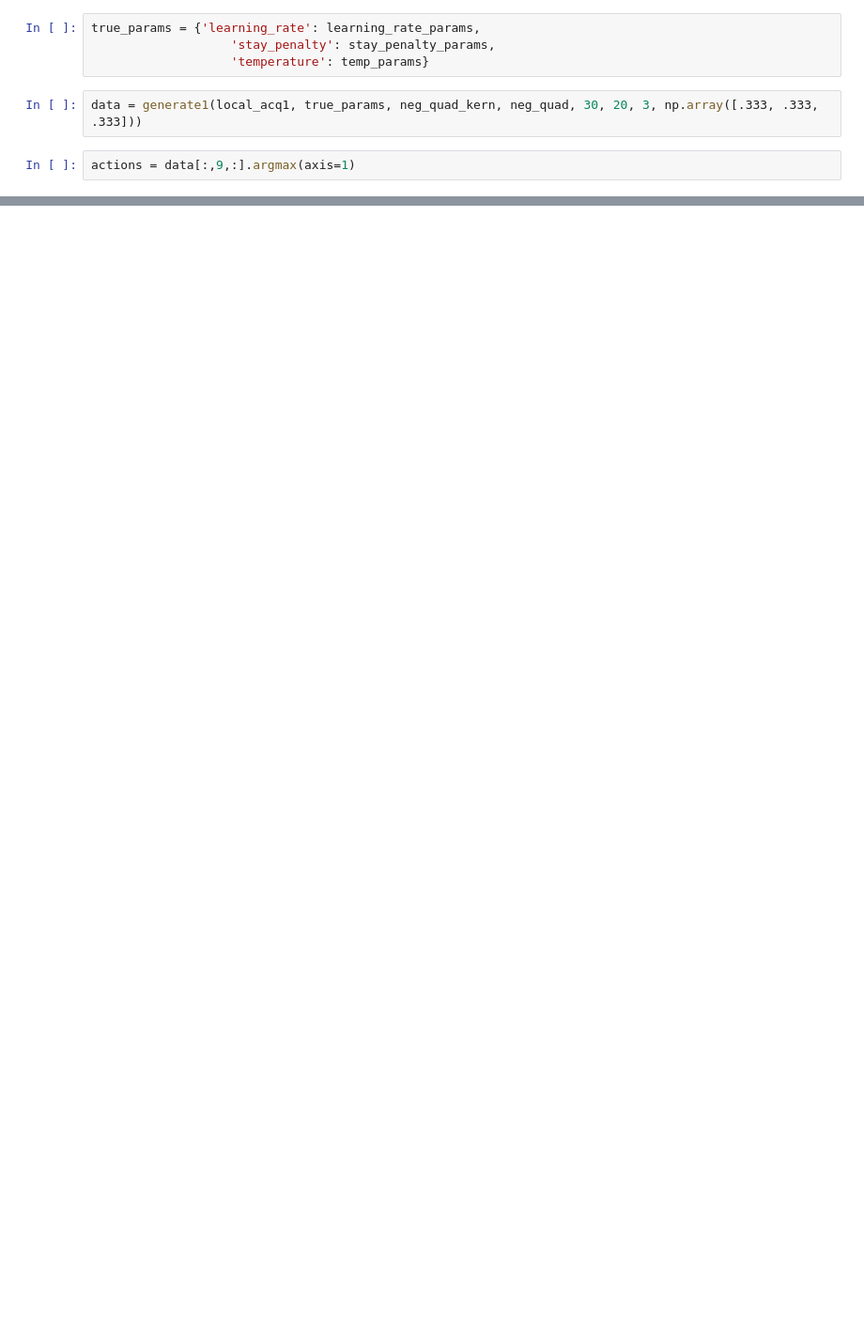
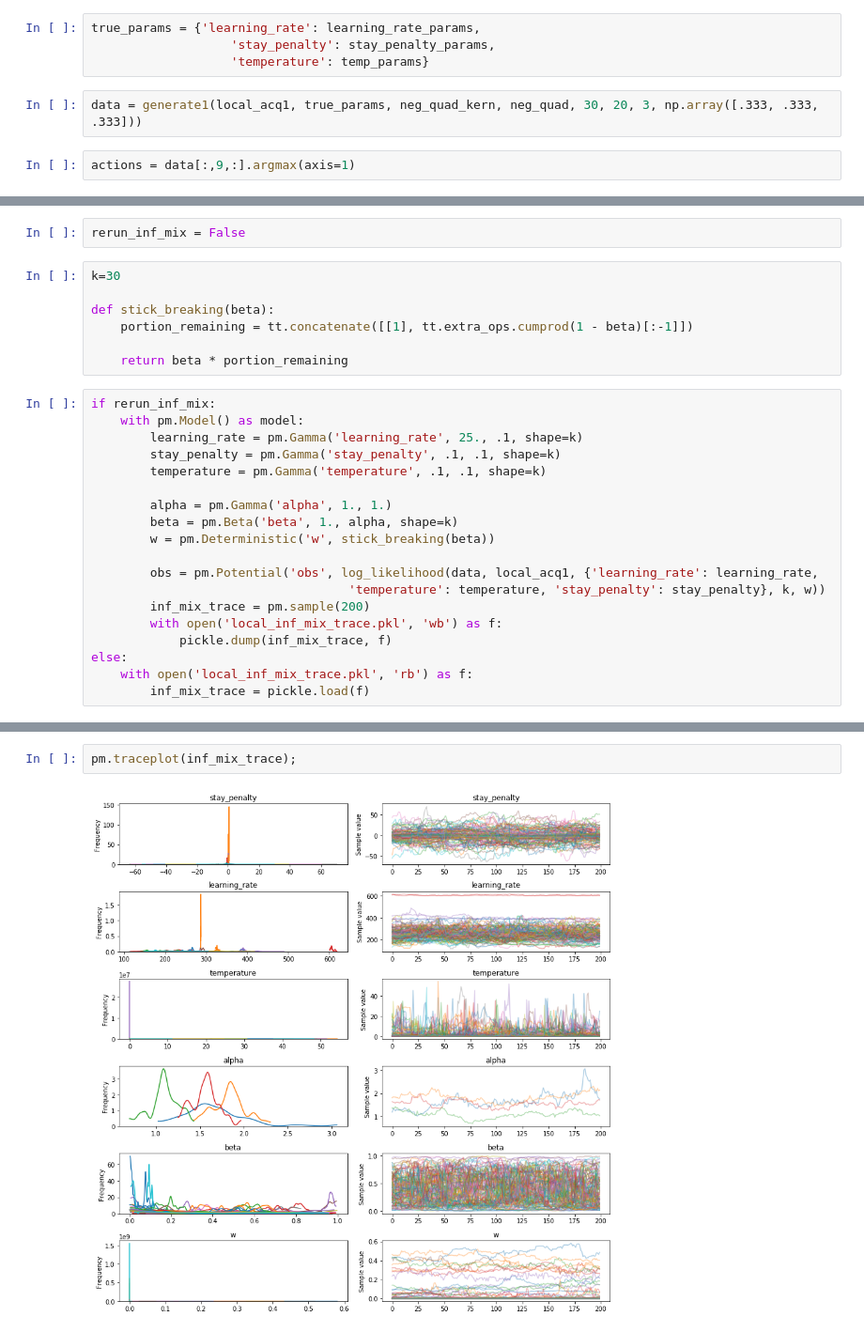
Before and after one commit to bmontambault/Active-Learning, a Jupyter notebook: individual_differences/Local Mixture Tests.ipynb, the cells around one changed output, grey strips where cells are left out. Shown: that part at 94% size. Cells and saved outputs as stored; diff of their text form; blank space fills up the shorter version.

```diff
--- a/individual_differences/Local Mixture Tests.ipynb
+++ b/individual_differences/Local Mixture Tests.ipynb
@@ -56,0 +59,28 @@ plt.plot(actions[19:].T);
+# %%
+rerun_inf_mix = False
+# %%
+k=30
+
+def stick_breaking(beta):
+    portion_remaining = tt.concatenate([[1], tt.extra_ops.cumprod(1 - beta)[:-1]])
+
+    return beta * portion_remaining
+# %%
+if rerun_inf_mix:
+    with pm.Model() as model:
+        learning_rate = pm.Gamma('learning_rate', 25., .1, shape=k)
+        stay_penalty = pm.Gamma('stay_penalty', .1, .1, shape=k)
+        temperature = pm.Gamma('temperature', .1, .1, shape=k)
+
+        alpha = pm.Gamma('alpha', 1., 1.)
+        beta = pm.Beta('beta', 1., alpha, shape=k)
+        w = pm.Deterministic('w', stick_breaking(beta))
+
+        obs = pm.Potential('obs', log_likelihood(data, local_acq1, {'learning_rate': learning_rate,
+                                   'temperature': temperature, 'stay_penalty': stay_penalty}, k, w))
+        inf_mix_trace = pm.sample(200)
+        with open('local_inf_mix_trace.pkl', 'wb') as f:
+            pickle.dump(inf_mix_trace, f)
+else:
+    with open('local_inf_mix_trace.pkl', 'rb') as f:
+        inf_mix_trace = pickle.load(f)
@@ -56,0 +105,4 @@ plt.plot(actions[19:].T);
+# %%
+pm.traceplot(inf_mix_trace);
+# %% [output]
+[figure, added]
```
Also changed, not shown: parts of 13 cells of this notebook.
